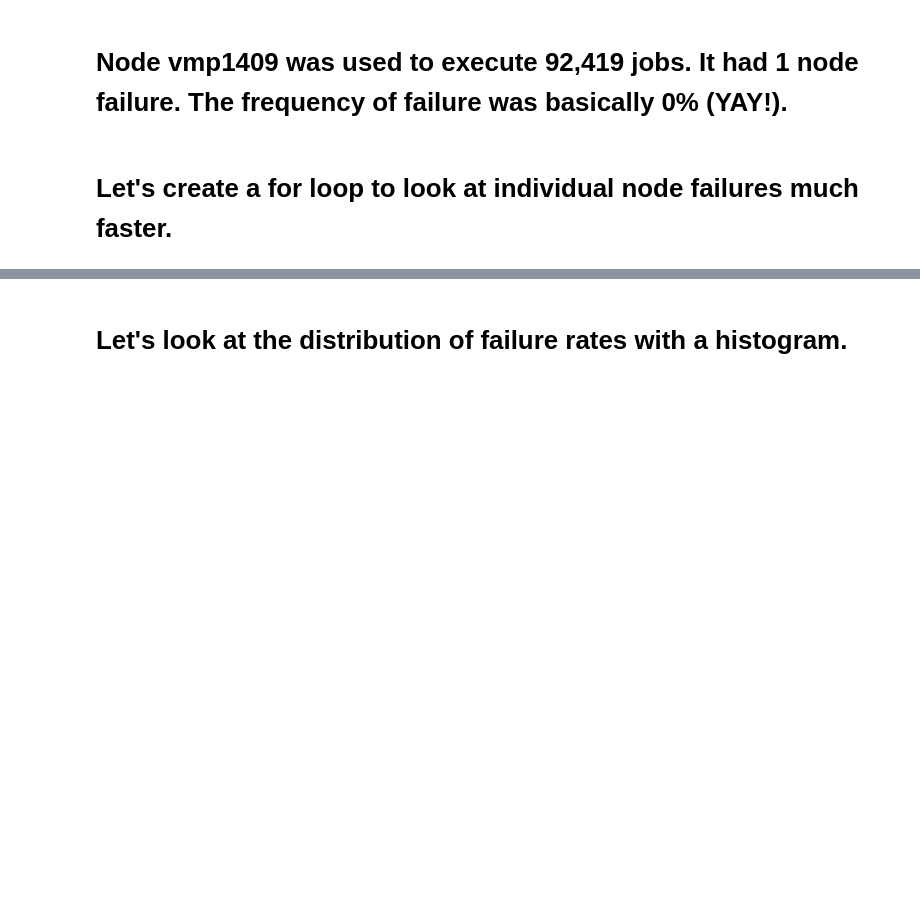
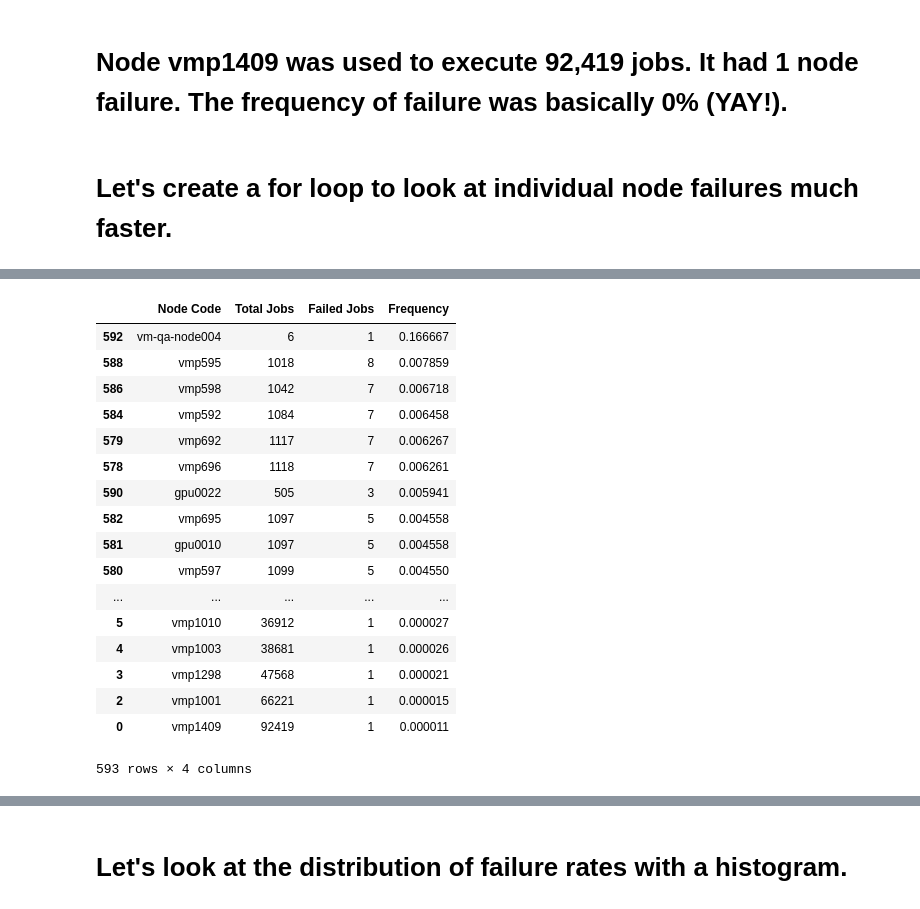
Before and after one commit to Cjcarlevato/data-question-2-dream-crushers, a Jupyter notebook: ACCREdata.ipynb, the cells around one changed output, grey strips where cells are left out. Drawn from its saved outputs; the diff is of its cells as text; code cells hidden in the pictures; blank space fills up the shorter version.

```diff
--- a/ACCREdata.ipynb
+++ b/ACCREdata.ipynb
@@ -232,0 +225,21 @@ Node_And_Failure_rate["failure rate"].mean()
+# %%
+combined_df.sort_values(by=['Frequency'], ascending=False)
+# %% [output]
+|  | Node Code | Total Jobs | Failed Jobs | Frequency |
+| 592 | vm-qa-node004 | 6 | 1 | 0.166667 |
+| 588 | vmp595 | 1018 | 8 | 0.007859 |
+| 586 | vmp598 | 1042 | 7 | 0.006718 |
+| 584 | vmp592 | 1084 | 7 | 0.006458 |
+| 579 | vmp692 | 1117 | 7 | 0.006267 |
+| 578 | vmp696 | 1118 | 7 | 0.006261 |
+| 590 | gpu0022 | 505 | 3 | 0.005941 |
+| 582 | vmp695 | 1097 | 5 | 0.004558 |
+| 581 | gpu0010 | 1097 | 5 | 0.004558 |
+| 580 | vmp597 | 1099 | 5 | 0.004550 |
+| ... | ... | ... | ... | ... |
+| 5 | vmp1010 | 36912 | 1 | 0.000027 |
+| 4 | vmp1003 | 38681 | 1 | 0.000026 |
+| 3 | vmp1298 | 47568 | 1 | 0.000021 |
+| 2 | vmp1001 | 66221 | 1 | 0.000015 |
+| 0 | vmp1409 | 92419 | 1 | 0.000011 |
+593 rows × 4 columns
```
Also changed, not shown: parts of 45 cells of this notebook.
